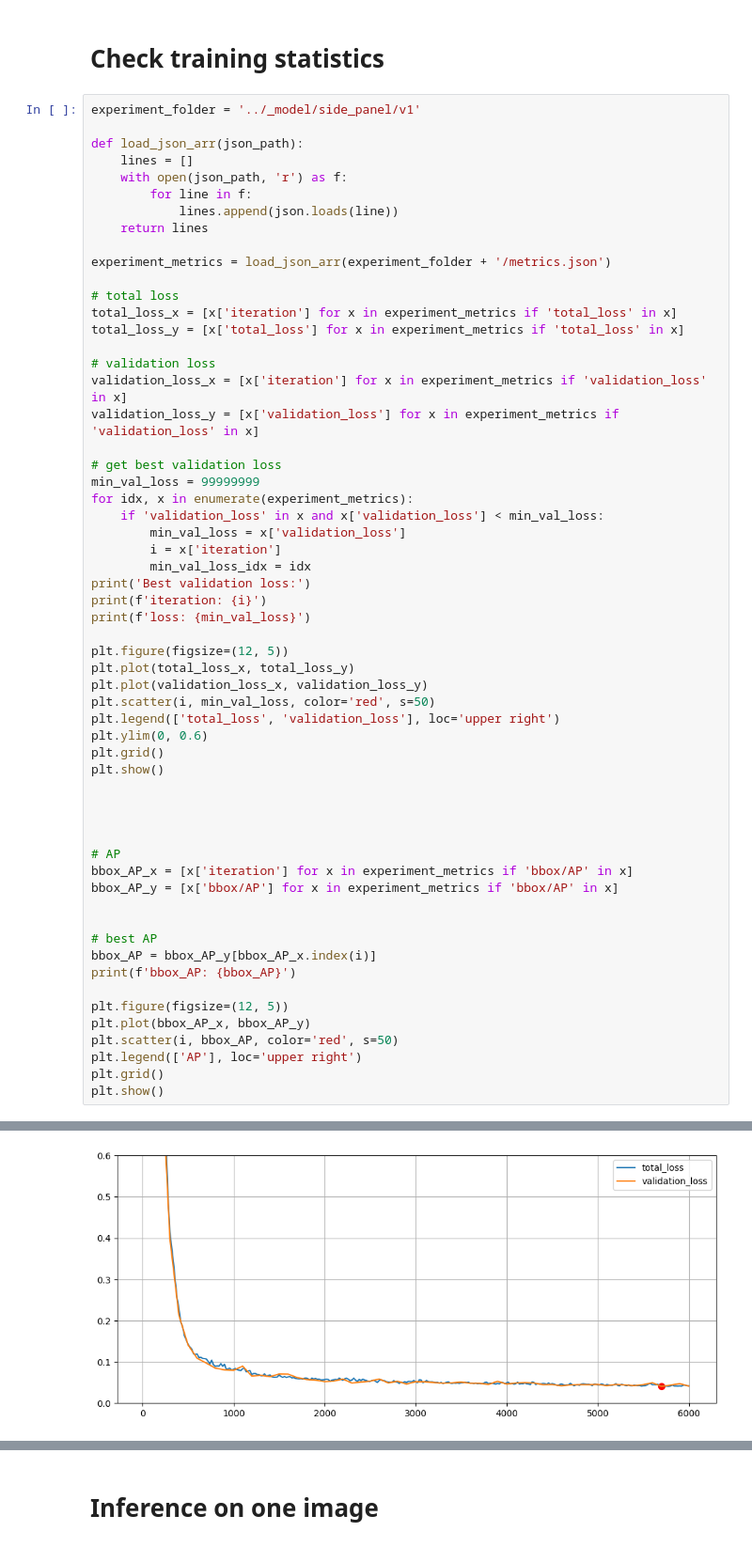
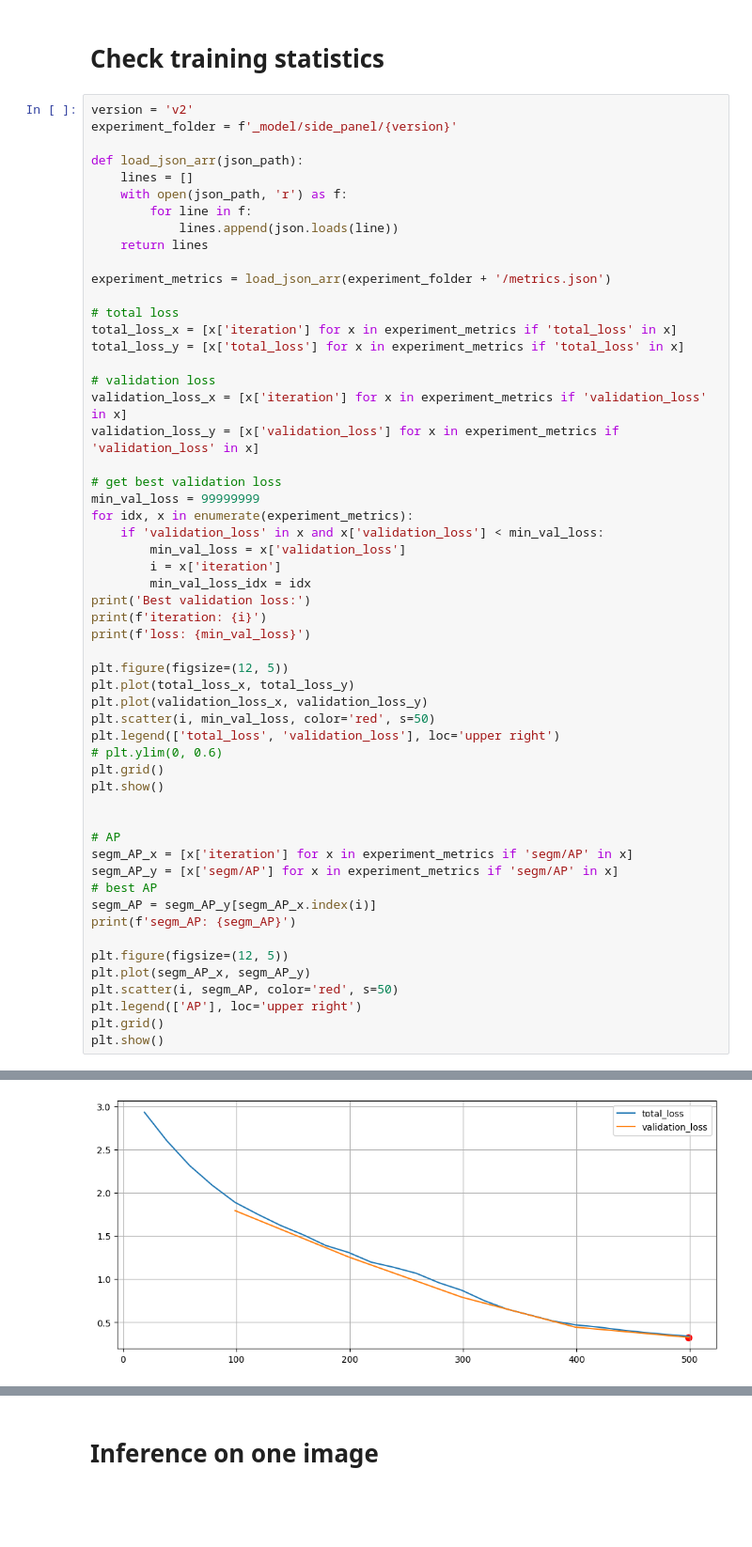
Before and after one commit to roger-bian/detectron2, a Jupyter notebook: inference.ipynb, the cells around one changed output, grey strips where cells are left out. Shown at 94% size. Saved outputs shown, nothing was run; the diff lists cells and outputs as text; blank space fills up the shorter version.

```diff
--- a/side_panel/inference.ipynb
+++ b/inference.ipynb
@@ -12,7 +11,8 @@ import matplotlib.pyplot as plt
 # %% [markdown]
 # Check training statistics
 # %%
-experiment_folder = '../_model/side_panel/v1'
+version = 'v2'
+experiment_folder = f'_model/side_panel/{version}'
 
 def load_json_arr(json_path):
     lines = []
@@ -47,25 +47,21 @@ plt.plot(total_loss_x, total_loss_y)
 plt.plot(validation_loss_x, validation_loss_y)
 plt.scatter(i, min_val_loss, color='red', s=50)
 plt.legend(['total_loss', 'validation_loss'], loc='upper right')
-plt.ylim(0, 0.6)
+# plt.ylim(0, 0.6)
 plt.grid()
 plt.show()
 
 
-
-
 # AP
-bbox_AP_x = [x['iteration'] for x in experiment_metrics if 'bbox/AP' in x]
-bbox_AP_y = [x['bbox/AP'] for x in experiment_metrics if 'bbox/AP' in x]
-
-
+segm_AP_x = [x['iteration'] for x in experiment_metrics if 'segm/AP' in x]
+segm_AP_y = [x['segm/AP'] for x in experiment_metrics if 'segm/AP' in x]
 # best AP
-bbox_AP = bbox_AP_y[bbox_AP_x.index(i)]
-print(f'bbox_AP: {bbox_AP}')
+segm_AP = segm_AP_y[segm_AP_x.index(i)]
+print(f'segm_AP: {segm_AP}')
 
 plt.figure(figsize=(12, 5))
-plt.plot(bbox_AP_x, bbox_AP_y)
-plt.scatter(i, bbox_AP, color='red', s=50)
+plt.plot(segm_AP_x, segm_AP_y)
+plt.scatter(i, segm_AP, color='red', s=50)
 plt.legend(['AP'], loc='upper right')
 plt.grid()
 plt.show()
@@ -76 +72 @@ loss: 0.04050689286969274
-[figure, old version]
+[figure, new version]
```
Also changed, not shown: parts of 4 cells of this notebook, 12 other files.
